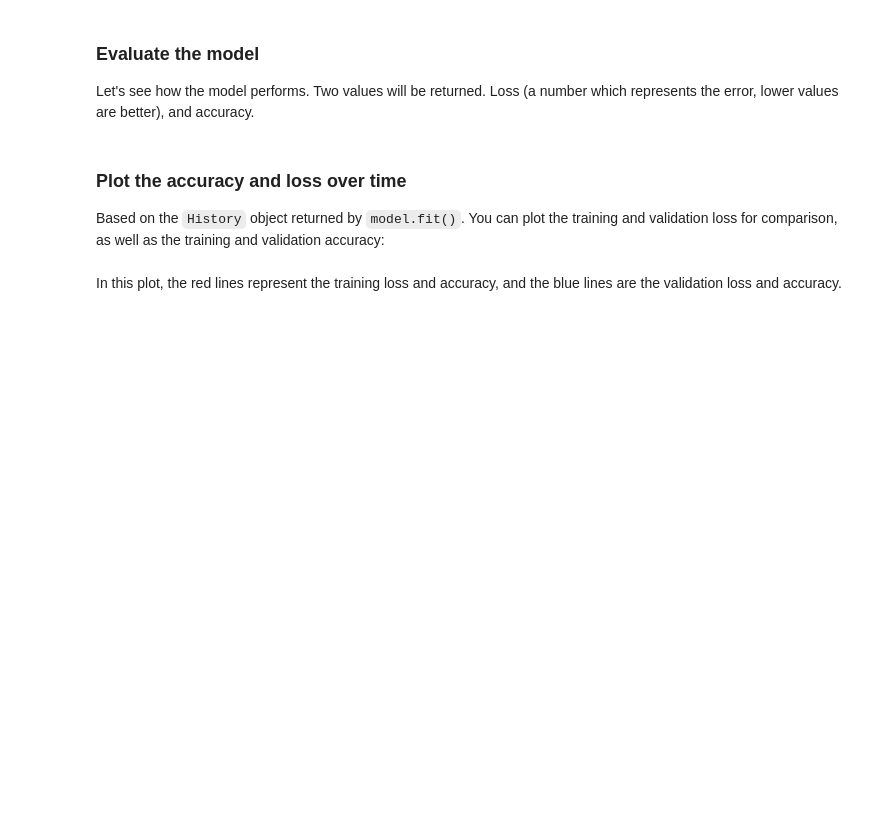
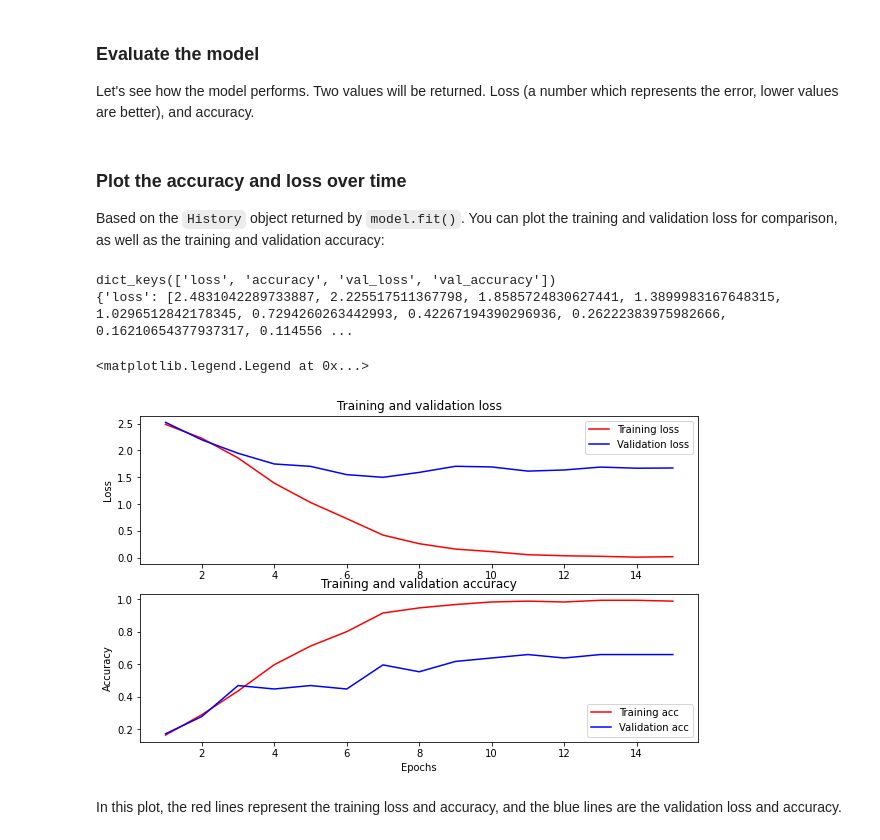
Before and after one commit to ms1515/AI-NLP, a Jupyter notebook: attack_attribution/bert_wwm/pool_output_simple_noTest.ipynb, the cells around one changed output. Cells and saved outputs as stored; diff of their text form; code cells hidden in the pictures; blank space fills up the shorter version.

```diff
--- a/attack_attribution/bert_wwm/pool_output_simple_noTest.ipynb
+++ b/attack_attribution/bert_wwm/pool_output_simple_noTest.ipynb
@@ -525,34 +539,39 @@ Based on the `History` object returned by `model.fit()`. You can plot the traini
 # %%
 history_dict = history.history
 print(history_dict.keys())
 print(history_dict)
 
 acc = history_dict['accuracy']
 val_acc = history_dict['val_accuracy']
 loss = history_dict['loss']
 val_loss = history_dict['val_loss']
 
 epochs = range(1, len(acc) + 1)
 fig = plt.figure(figsize=(10, 6))
 fig.tight_layout()
 
 plt.subplot(2, 1, 1)
 # r is for "solid red line"
 plt.plot(epochs, loss, 'r', label='Training loss')
 # b is for "solid blue line"
 plt.plot(epochs, val_loss, 'b', label='Validation loss')
 plt.title('Training and validation loss')
 # plt.xlabel('Epochs')
-plt.ylabel('Loss')""
+plt.ylabel('Loss')
 plt.legend()
 
 plt.subplot(2, 1, 2)
 plt.plot(epochs, acc, 'r', label='Training acc')
 plt.plot(epochs, val_acc, 'b', label='Validation acc')
 plt.title('Training and validation accuracy')
 plt.xlabel('Epochs')
 plt.ylabel('Accuracy')
 plt.legend(loc='lower right')
+# %% [output]
+dict_keys(['loss', 'accuracy', 'val_loss', 'val_accuracy'])
+{'loss': [2.4831042289733887, 2.225517511367798, 1.8585724830627441, 1.3899983167648315, 1.0296512842178345, 0.7294260263442993, 0.42267194390296936, 0.26222383975982666, 0.16210654377937317, 0.114556 ...
+<matplotlib.legend.Legend at 0x...>
+[figure, added]
 # %% [markdown]
 In this plot, the red lines represent the training loss and accuracy, and the blue lines are the validation loss and accuracy.
 # %% [markdown]
```
Also changed, not shown: parts of 8 cells of this notebook.
